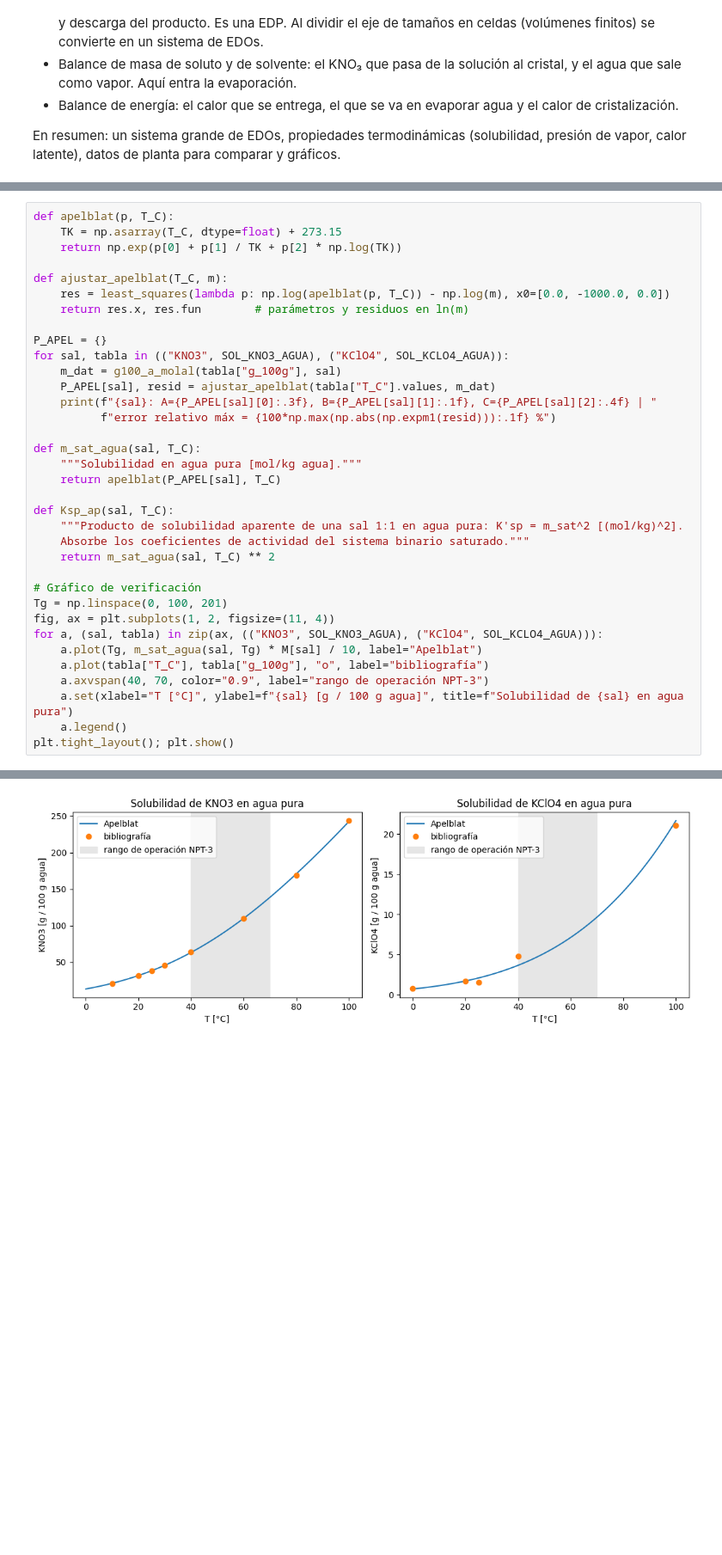
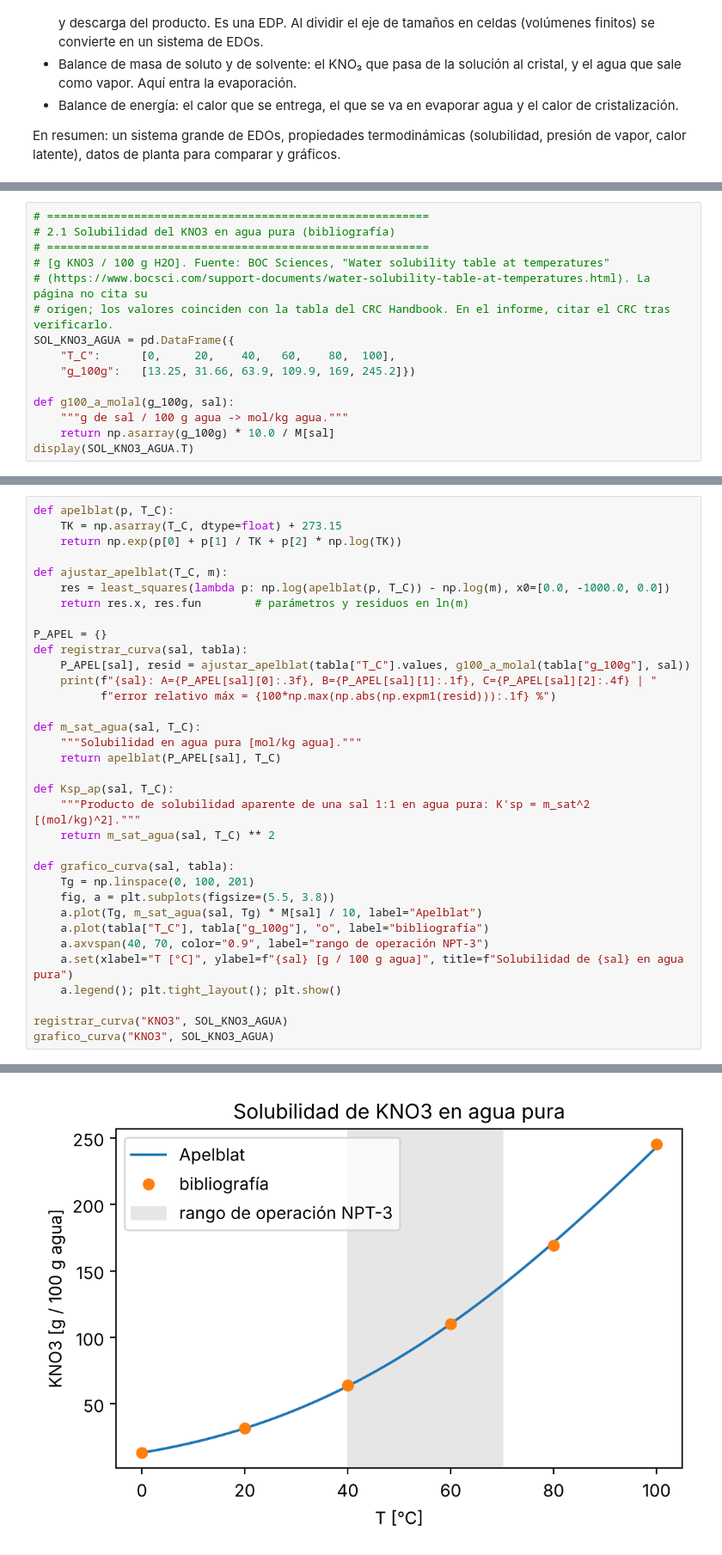
Before and after one commit to antomoyaa/CristalizadorPT, a Jupyter notebook: Cristalizador_SQM.ipynb, the cells around one changed output, grey strips where cells are left out. Shown at 86% size. Saved outputs shown, nothing was run; the diff lists cells and outputs as text; blank space fills up the shorter version.

Commit message:
cambios de solubilidad

```diff
--- a/Cristalizador_SQM.ipynb
+++ b/Cristalizador_SQM.ipynb
@@ -86,0 +206,15 @@ display(SOL_KNO3_AGUA.T, SOL_KCLO4_AGUA.T)
+# %%
+# =========================================================
+# 2.1 Solubilidad del KNO3 en agua pura (bibliografía)
+# =========================================================
+# [g KNO3 / 100 g H2O]. Fuente: BOC Sciences, "Water solubility table at temperatures"
+# (https://www.bocsci.com/support-documents/water-solubility-table-at-temperatures.html). La página no cita su
+# origen; los valores coinciden con la tabla del CRC Handbook. En el informe, citar el CRC tras verificarlo.
+SOL_KNO3_AGUA = pd.DataFrame({
+    "T_C":      [0,     20,    40,   60,    80,  100],
+    "g_100g":   [13.25, 31.66, 63.9, 109.9, 169, 245.2]})
+
+def g100_a_molal(g_100g, sal):
+    """g de sal / 100 g agua -> mol/kg agua."""
+    return np.asarray(g_100g) * 10.0 / M[sal]
+display(SOL_KNO3_AGUA.T)
@@ -102,9 +240,8 @@ def ajustar_apelblat(T_C, m):
     return res.x, res.fun        # parámetros y residuos en ln(m)
 
 P_APEL = {}
-for sal, tabla in (("KNO3", SOL_KNO3_AGUA), ("KClO4", SOL_KCLO4_AGUA)):
-    m_dat = g100_a_molal(tabla["g_100g"], sal)
-    P_APEL[sal], resid = ajustar_apelblat(tabla["T_C"].values, m_dat)
+def registrar_curva(sal, tabla):
+    P_APEL[sal], resid = ajustar_apelblat(tabla["T_C"].values, g100_a_molal(tabla["g_100g"], sal))
     print(f"{sal}: A={P_APEL[sal][0]:.3f}, B={P_APEL[sal][1]:.1f}, C={P_APEL[sal][2]:.4f} | "
           f"error relativo máx = {100*np.max(np.abs(np.expm1(resid))):.1f} %")
 
@@ -113,18 +250,18 @@ def m_sat_agua(sal, T_C):
     return apelblat(P_APEL[sal], T_C)
 
 def Ksp_ap(sal, T_C):
-    """Producto de solubilidad aparente de una sal 1:1 en agua pura: K'sp = m_sat^2 [(mol/kg)^2].
-    Absorbe los coeficientes de actividad del sistema binario saturado."""
+    """Producto de solubilidad aparente de una sal 1:1 en agua pura: K'sp = m_sat^2 [(mol/kg)^2]."""
     return m_sat_agua(sal, T_C) ** 2
 
-# Gráfico de verificación
-Tg = np.linspace(0, 100, 201)
-fig, ax = plt.subplots(1, 2, figsize=(11, 4))
-for a, (sal, tabla) in zip(ax, (("KNO3", SOL_KNO3_AGUA), ("KClO4", SOL_KCLO4_AGUA))):
+def grafico_curva(sal, tabla):
+    Tg = np.linspace(0, 100, 201)
+    fig, a = plt.subplots(figsize=(5.5, 3.8))
     a.plot(Tg, m_sat_agua(sal, Tg) * M[sal] / 10, label="Apelblat")
     a.plot(tabla["T_C"], tabla["g_100g"], "o", label="bibliografía")
     a.axvspan(40, 70, color="0.9", label="rango de operación NPT-3")
     a.set(xlabel="T [°C]", ylabel=f"{sal} [g / 100 g agua]", title=f"Solubilidad de {sal} en agua pura")
-    a.legend()
-plt.tight_layout(); plt.show()
+    a.legend(); plt.tight_layout(); plt.show()
+
+registrar_curva("KNO3", SOL_KNO3_AGUA)
+grafico_curva("KNO3", SOL_KNO3_AGUA)
 # %% [output]
@@ -133,2 +269,2 @@ KClO4: A=16.736, B=-3820.8, C=-1.0216 | error relativo máx = 38.2 %
-[figure, old version]
+[figure, new version]
 # %% [markdown]
```
Also changed, not shown: parts of 102 cells of this notebook.
